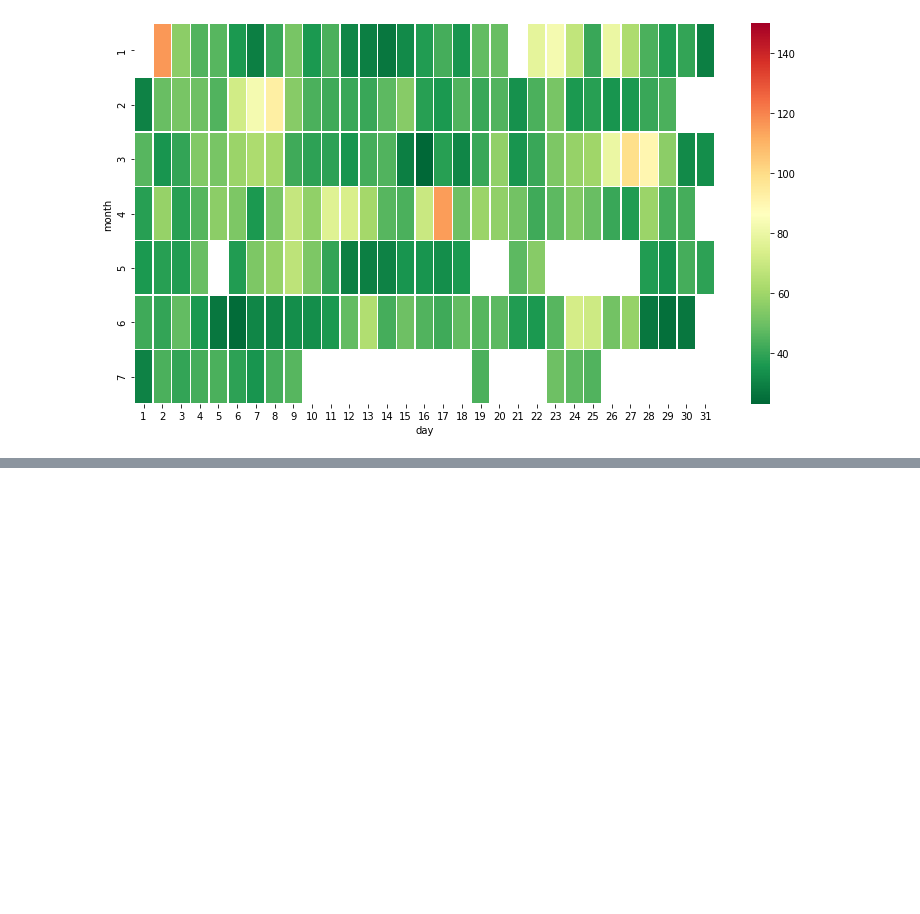
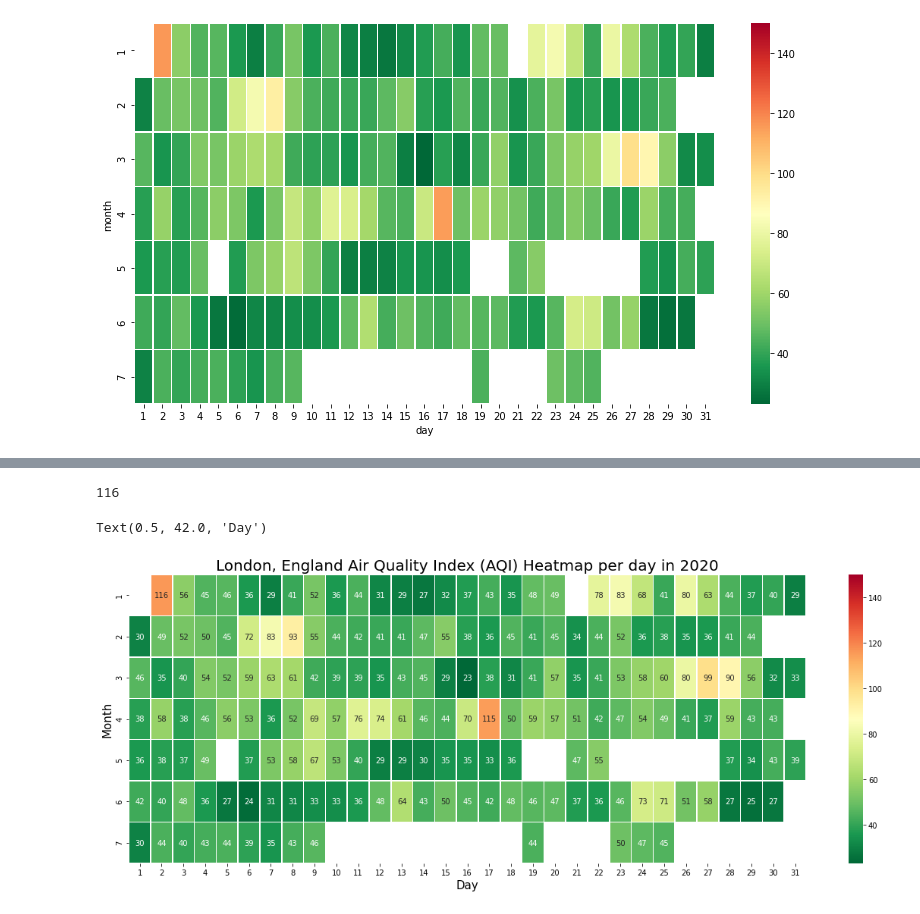
Before and after one commit to HaydenRubin/COVID-19-air-quality-2020, a Jupyter notebook: CalendarHeatmaps/londonAQ.ipynb, the cells around one changed output, grey strips where cells are left out. Saved outputs shown, nothing was run; the diff lists cells and outputs as text; code cells hidden in the pictures; blank space fills up the shorter version.

```diff
--- a/CalendarHeatmaps/londonAQ.ipynb
+++ b/CalendarHeatmaps/londonAQ.ipynb
@@ -96,0 +143,4 @@ FileNotFoundError: [Errno 2] File ../CleanDatasets/london_AQI.csv does not exist
+# %%
+london_2020 =london_df[(london_df['date']>='2020-01-01') & (london_df['date']<='2020-12-31')]
+london_2020 = london_2020.sort_values('date')
+london_2020.head()
@@ -96,0 +154,3 @@ FileNotFoundError: [Errno 2] File ../CleanDatasets/london_AQI.csv does not exist
+# %%
+london_2020[['year','month','day']] = london_2020['date'].str.split('-',expand=True)
+london_2020.head()
@@ -96,0 +164,20 @@ FileNotFoundError: [Errno 2] File ../CleanDatasets/london_AQI.csv does not exist
+# %%
+london_2020['day'] = london_2020['day'].astype(str).astype('int64')
+london_2020['year'] = london_2020['year'].astype(str).astype('int64')
+london_2020['month'] = london_2020['month'].astype(str).astype(int)
+# %%
+london_2020['AQI'].max()
+# %% [output]
+116
+# %%
+london_2020aq = london_2020.pivot_table('AQI','month','day')
+# %%
+f1, ax = plt.subplots(figsize=(20, 7))
+sns.heatmap(london_2020aq, annot=True, fmt="g", linewidths=.5, ax=ax, vmax=150, cmap = "RdYlGn_r")
+plt.title("London, England Air Quality Index (AQI) Heatmap per day in 2020", fontsize=20)
+plt.ylabel("Month", fontsize=15)
+plt.xlabel("Day", fontsize=15)
+#plt.savefig("2020_LondonAQI_CalendarHeatmap.png")
+# %% [output]
+Text(0.5, 42.0, 'Day')
+[figure, added]
```
Also changed, not shown: parts of 9 cells of this notebook, 2 other files.
